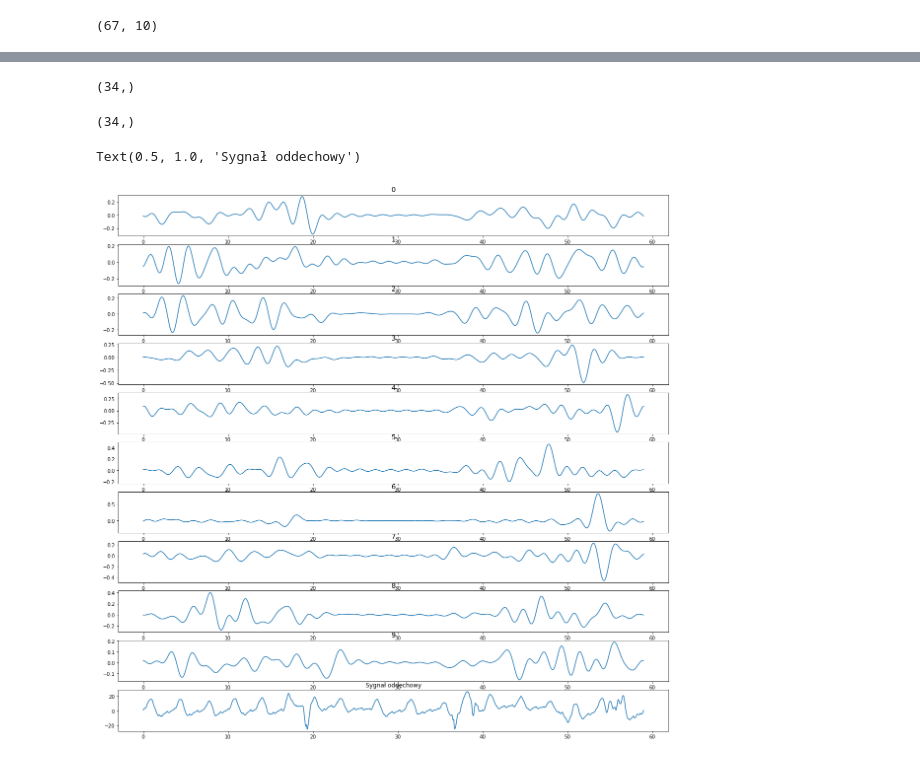
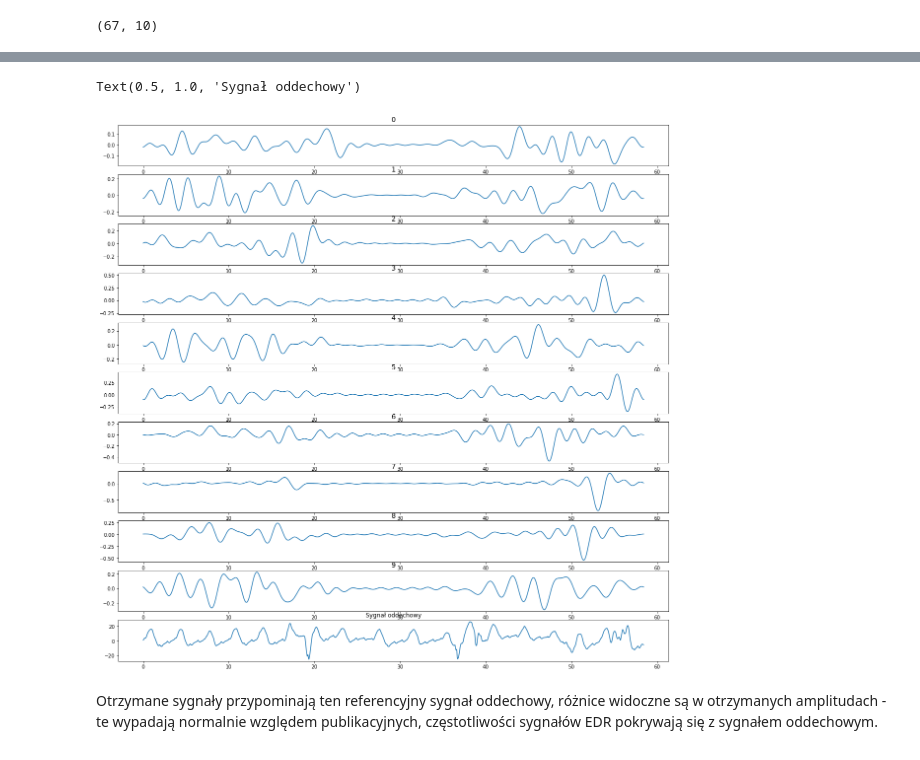
Before and after one commit to DoubleWSolusions/EDR, a Jupyter notebook: ICA_EDR.ipynb, the cells around one changed output, grey strips where cells are left out. Drawn from its saved outputs; the diff is of its cells as text; code cells hidden in the pictures.

```diff
--- a/ICA_EDR.ipynb
+++ b/ICA_EDR.ipynb
@@ -64,7 +64,7 @@ for peak in top:
     X_matrix.append(vector)
 X_matrix = np.array(X_matrix)
 # %%
-ecg_signal_croped = ecg_data[start+top[1]:end, 0]
+ecg_signal_croped = ecg_data[start+top[1]:start+top[-1], 0]
 # %%
 time = np.arange(ecg_signal_croped.size) / fs
 # %%
@@ -98,7 +98,7 @@ No handles with labels found to put in legend.
 # %%
 fig, axes = plt.subplots(10, figsize = [20, 20])
 
-from scipy.fft import rfft, rfftfreq
+from scipy.fft import rfft, rfftfreq, irfft
 arrf = []
 
 for i in range(10):
@@ -106,13 +106,13 @@ for i in range(10):
     sample_rate = int(100 / 20)
     yf = rfft(trf.T[i])
     xf = rfftfreq(trf.T[i].size, (1. / sample_rate))
+
     sos = ss.butter(2, [0.0666, 0.6], 'bandpass', output='sos')
 
     filtered = ss.sosfilt(sos, yf)
     arrf.append(filtered)
-    fourier = np.fft.fft(fff)
 
-    axes[i].plot(xf, yf)
+    axes[i].plot(xf, abs(yf))
     axes[i].set_title(str(i), fontsize = 14)
 
 plt.legend()
@@ -124,23 +124,17 @@ No handles with labels found to put in legend.
-# %%
-xf.shape
-# %% [output]
-(34,)
-# %%
-yf.shape
-# %% [output]
-(34,)
 # %%
 from scipy.fft import irfft
 fig, axes = plt.subplots(11, figsize = [20, 20])
 
 for i in range(10):
     new_sig = irfft(arrf[i])
     new_sig = ss.resample(new_sig, ecg_signal_croped.size)
 
     axes[i].plot(time, new_sig)
     axes[i].set_title(str(i), fontsize = 14)
-axes[10].plot(time, br_data[start+top[1]:end, 0])
+axes[10].plot(time, br_data[start+top[1]:start+top[-1], 0])
 axes[10].set_title('Sygnał oddechowy')
 # %% [output]
 Text(0.5, 1.0, 'Sygnał oddechowy')
-[figure, old version]
+[figure, new version]
+# %% [markdown]
+Otrzymane sygnały przypominają ten referencyjny sygnał oddechowy, różnice widoczne są w otrzymanych amplitudach - te wypadają normalnie względem publikacyjnych, częstotliwości sygnałów EDR pokrywają się z sygnałem oddechowym.
```
Also changed, not shown: parts of 2 cells of this notebook, 1 other file.
